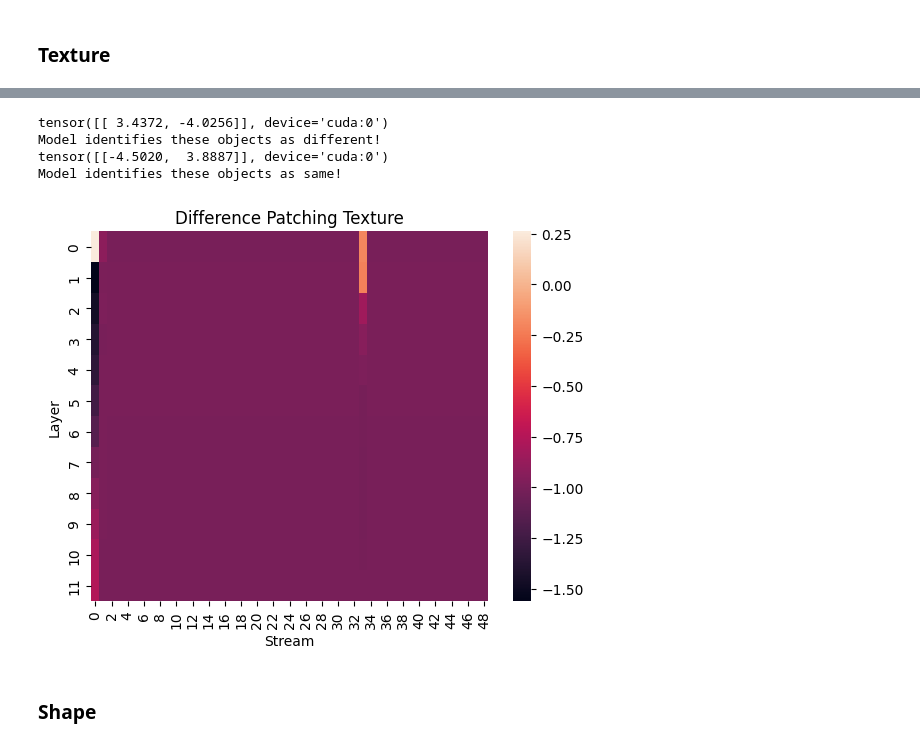
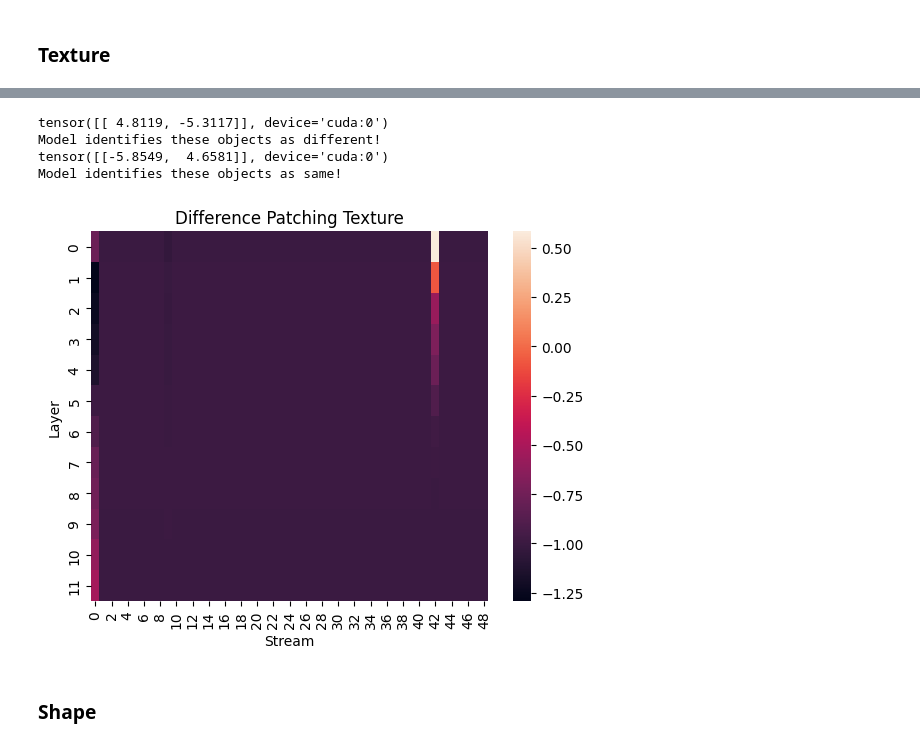
Before and after one commit to mlepori1/TransformerLens, a Jupyter notebook: Circuit_Analysis.ipynb, the cells around one changed output, grey strips where cells are left out. Drawn from its saved outputs; the diff is of its cells as text; code cells hidden in the pictures.

```diff
--- a/Circuit_Analysis.ipynb
+++ b/Circuit_Analysis.ipynb
@@ -472,13 +651,0 @@ texture_2_group = [image_processor.preprocess(np.array(im, dtype=np.float32), re
-# %%
-base_logits, base_cache = tl_model.run_with_cache(base)
-print(base_logits)
-print("Model identifies these objects as different!")
-
-same_logits, same_cache = tl_model.run_with_cache(same)
-print(same_logits)
-print("Model identifies these objects as same!")
-# %% [output]
-tensor([[ 3.4372, -4.0256]], device='cuda:0')
-Model identifies these objects as different!
-tensor([[-4.5020,  3.8887]], device='cuda:0')
-Model identifies these objects as same!
@@ -494,7 +652,51 @@ for layer in range(tl_model.cfg.n_layers):
-# %%
-diffs = diff_patching(base, "Difference Patching Texture", layer2diff)
-# %% [output]
-[figure, removed]
+# %%
+import os
+import pickle as pkl
+
+torch.set_grad_enabled(False)
+
+set_dir = "../stimuli/Interventions/Texture_Subspace_Set2"
+base_dict = pkl.load(open(os.path.join(set_dir, "base.pkl"), "rb"))
+
+base = image_processor.preprocess(np.array(Image.open(os.path.join(set_dir, "base.png")), dtype=np.float32), return_tensors='pt')["pixel_values"].to("cuda")
+same = image_processor.preprocess(np.array(Image.open(os.path.join(set_dir, "same.png")), dtype=np.float32), return_tensors='pt')["pixel_values"].to("cuda")
+
+texture_1_group = []
+texture_2_group = []
+
+for i in range(16):
+    path = f"Texture_1_{i}.png"
+    texture_1_group.append(Image.open(os.path.join(set_dir, path)))
+    path = f"Texture_2_{i}.png"
+    texture_2_group.append(Image.open(os.path.join(set_dir, path)))
+
+texture_1_group = [image_processor.preprocess(np.array(im, dtype=np.float32), return_tensors='pt')["pixel_values"].to("cuda") for im in texture_1_group]
+texture_2_group = [image_processor.preprocess(np.array(im, dtype=np.float32), return_tensors='pt')["pixel_values"].to("cuda") for im in texture_2_group]
+
+base_logits, base_cache = tl_model.run_with_cache(base)
+print(base_logits)
+print("Model identifies these objects as different!")
+
+same_logits, same_cache = tl_model.run_with_cache(same)
+print(same_logits)
+print("Model identifies these objects as same!")
+
+from collections import defaultdict
+layer2vec1 = create_mean_cache(texture_1_group)
+layer2vec2 = create_mean_cache(texture_2_group)
+
+layer2diff = defaultdict(dict)
+for layer in range(tl_model.cfg.n_layers):
+    for pos in range(num_patches):
+        layer2diff[layer][pos] = layer2vec1[layer][pos] - layer2vec2[layer][pos]
+
+diffs = diff_patching(base, "Difference Patching Texture", layer2diff)
+# %% [output]
+tensor([[ 4.8119, -5.3117]], device='cuda:0')
+Model identifies these objects as different!
+tensor([[-5.8549,  4.6581]], device='cuda:0')
+Model identifies these objects as same!
+[figure, added]
 # %% [markdown]
 ### Shape
 # %%
```
Also changed, not shown: parts of 19 cells of this notebook.
